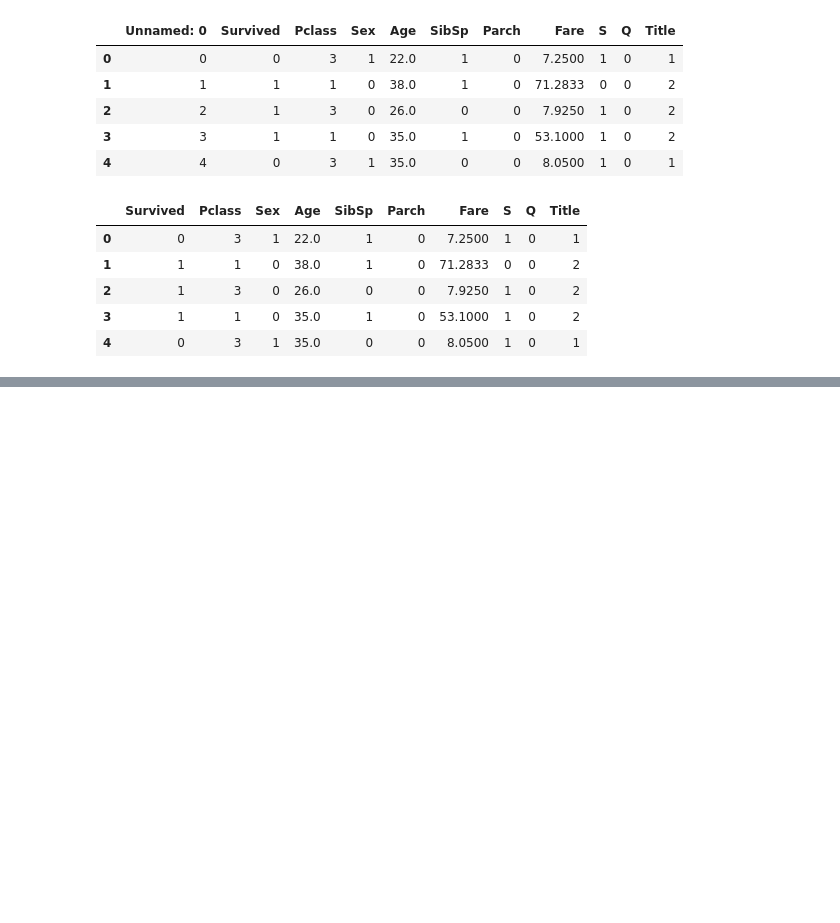
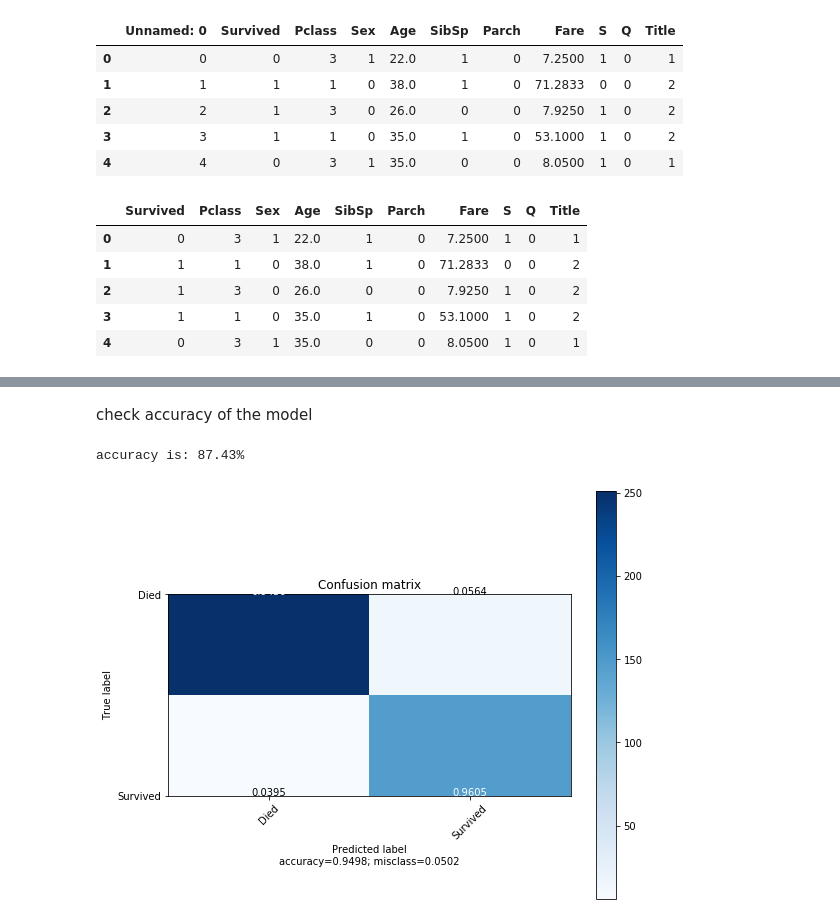
Before and after one commit to TiagoF99/kaggle, a Jupyter notebook: titanic/logreg.ipynb, the cells around one changed output, grey strips where cells are left out. Cells and saved outputs as stored; diff of their text form; code cells hidden in the pictures; blank space fills up the shorter version.

Commit message:
finished logistical regression

```diff
--- a/titanic/logreg.ipynb
+++ b/titanic/logreg.ipynb
@@ -58,0 +171,3 @@ test.head()
+# %%
+y_test = pd.read_csv('data/gender_submission.csv')
+y_test.drop(['PassengerId'],axis=1,inplace=True)
@@ -58,0 +177,5 @@ test.head()
+# %%
+LR = LogisticRegression(C=0.01, solver='liblinear').fit(X_train,y_train)
+# %%
+yhat = LR.predict(X_test)
+print(yhat)
@@ -58,0 +195,15 @@ test.head()
+# %% [markdown]
+check accuracy of the model
+# %%
+# simularity of sample set -> intersection of union of A and B
+print("accuracy is: " + str(round(jaccard_score(y_test, yhat)*100, 2)) + "%")
+# %% [output]
+accuracy is: 87.43%
+# %%
+from sklearn.metrics import confusion_matrix
+cm = confusion_matrix(y_test, yhat)
+# %%
+from plotting import plot_confusion_matrix
+plot_confusion_matrix(cm, ['Died', 'Survived'])
+# %% [output]
+[figure, added]
```
Also changed, not shown: parts of 15 cells of this notebook.
